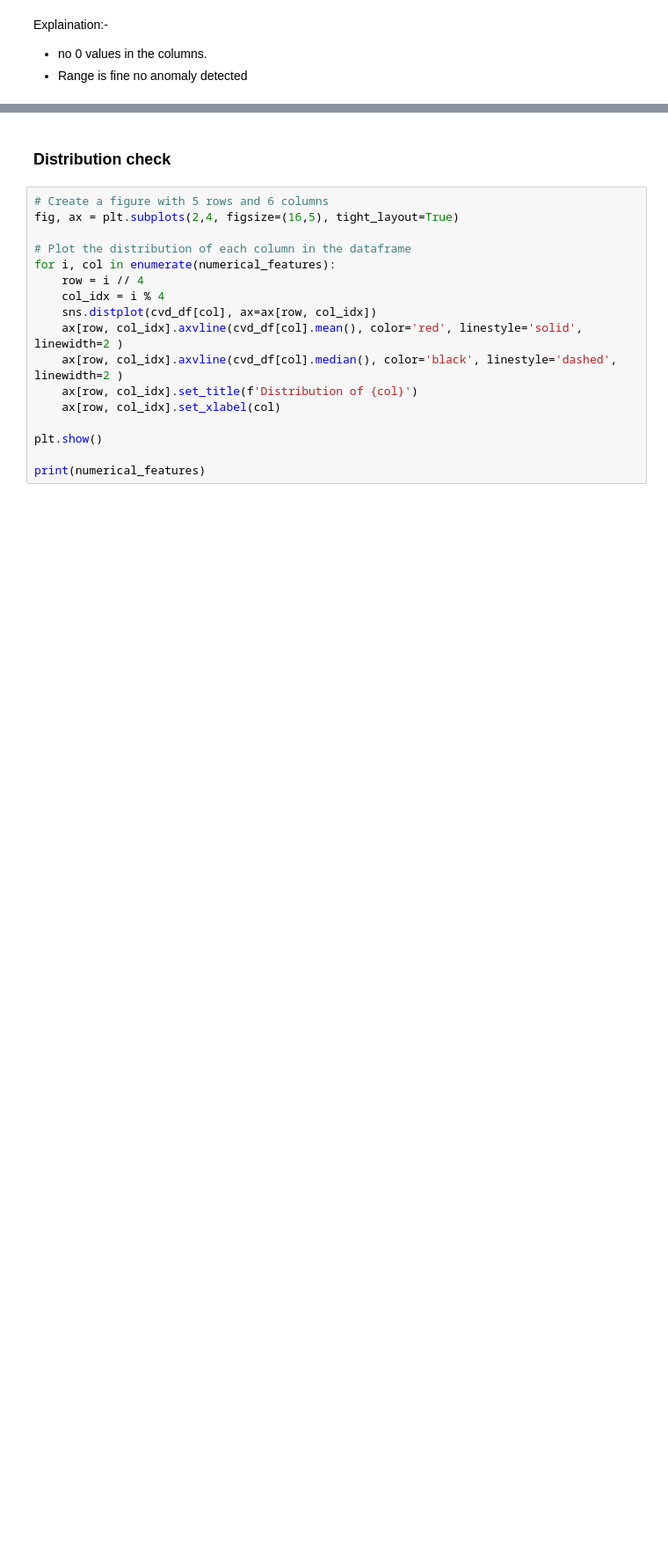
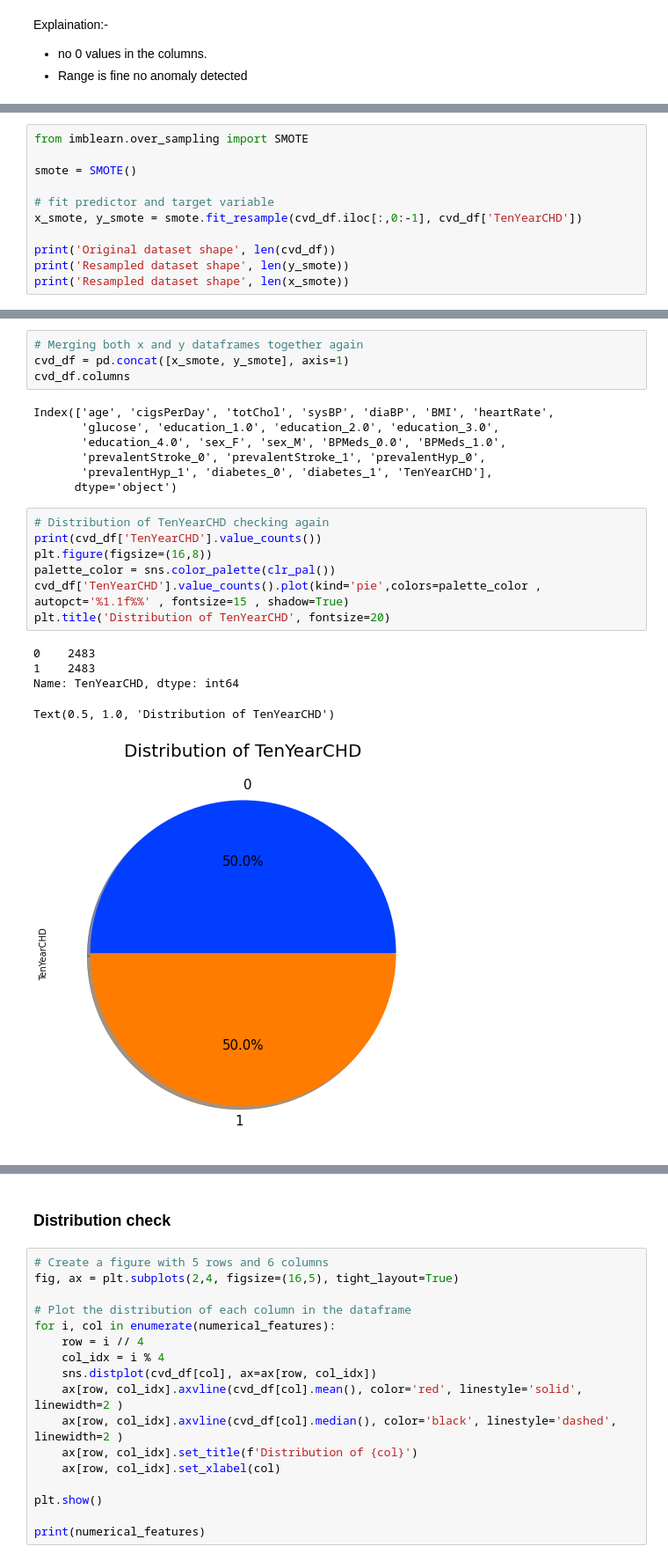
Before and after one commit to Samarjeet-singh-chhabra/Classification-CardioVascular-Risk-Pridiction, a Jupyter notebook: PERSONAL_NOTEBOOK_|_CP_3_|_CARDIOVASCULAR_RISK_PREDICTION_|_SAMARJEET.ipynb, the cells around one changed output, grey strips where cells are left out. Shown at 88% size. Saved outputs shown, nothing was run; the diff lists cells and outputs as text; blank space fills up the shorter version.

```diff
--- a/PERSONAL_NOTEBOOK_|_CP_3_|_CARDIOVASCULAR_RISK_PREDICTION_|_SAMARJEET.ipynb
+++ b/PERSONAL_NOTEBOOK_|_CP_3_|_CARDIOVASCULAR_RISK_PREDICTION_|_SAMARJEET.ipynb
@@ -1016,0 +961,11 @@ Explaination:-
+# %%
+from imblearn.over_sampling import SMOTE
+
+smote = SMOTE()
+
+# fit predictor and target variable
+x_smote, y_smote = smote.fit_resample(cvd_df.iloc[:,0:-1], cvd_df['TenYearCHD'])
+
+print('Original dataset shape', len(cvd_df))
+print('Resampled dataset shape', len(y_smote))
+print('Resampled dataset shape', len(x_smote))
@@ -1016,0 +985,24 @@ Explaination:-
+# %%
+# Merging both x and y dataframes together again
+cvd_df = pd.concat([x_smote, y_smote], axis=1)
+cvd_df.columns
+# %% [output]
+Index(['age', 'cigsPerDay', 'totChol', 'sysBP', 'diaBP', 'BMI', 'heartRate',
+       'glucose', 'education_1.0', 'education_2.0', 'education_3.0',
+       'education_4.0', 'sex_F', 'sex_M', 'BPMeds_0.0', 'BPMeds_1.0',
+       'prevalentStroke_0', 'prevalentStroke_1', 'prevalentHyp_0',
+       'prevalentHyp_1', 'diabetes_0', 'diabetes_1', 'TenYearCHD'],
+      dtype='object')
+# %%
+# Distribution of TenYearCHD checking again
+print(cvd_df['TenYearCHD'].value_counts())
+plt.figure(figsize=(16,8))
+palette_color = sns.color_palette(clr_pal())
+cvd_df['TenYearCHD'].value_counts().plot(kind='pie',colors=palette_color , autopct='%1.1f%%' , fontsize=15 , shadow=True)
+plt.title('Distribution of TenYearCHD', fontsize=20)
+# %% [output]
+0    2483
+1    2483
+Name: TenYearCHD, dtype: int64
+Text(0.5, 1.0, 'Distribution of TenYearCHD')
+[figure, added]
```
Also changed, not shown: parts of 203 cells of this notebook.
